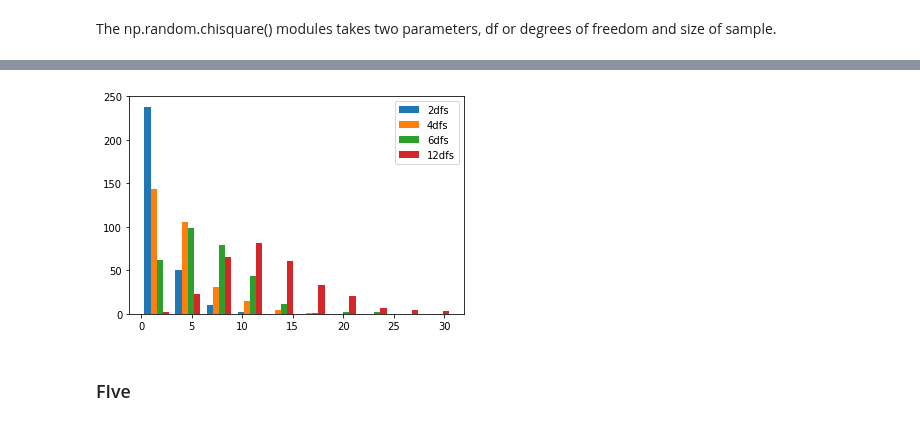
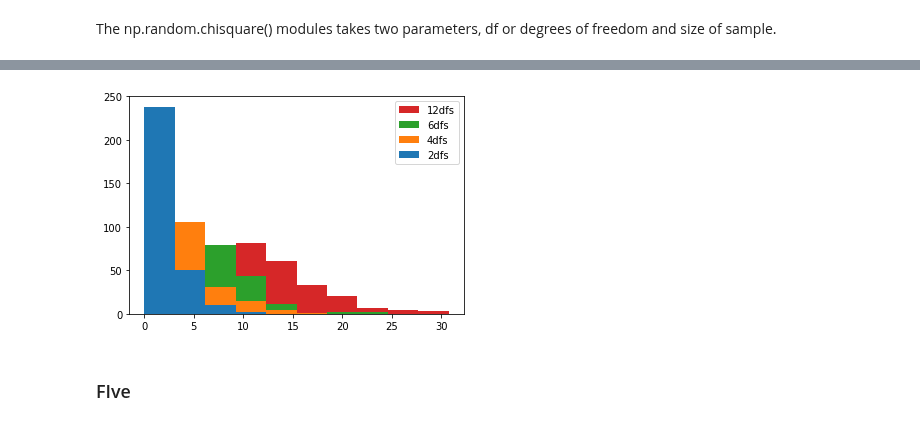
Before and after one commit to MarionMcG/numpy.random, a Jupyter notebook: numpy-random.ipynb, the cells around one changed output, grey strips where cells are left out. Saved outputs shown, nothing was run; the diff lists cells and outputs as text; code cells hidden in the pictures.

Commit message:
two hists, and one step hist for chi squared distribution

```diff
--- a/numpy-random.ipynb
+++ b/numpy-random.ipynb
@@ -475,3 +475,8 @@ plt.show()
 The Chi-Squared Test is a type of hypothesis test, which determines if there is any relationship between observed and expected values in more than one category of a population. So it's best suited to categorical data.
 # %% [markdown]
 The np.random.chisquare() modules takes two parameters, df or degrees of freedom and size of sample.
+# %%
+s1 = np.random.chisquare(2, 300)
+plt.hist(s1)
+plt.xlim(0, 14, 2)
+plt.show()
@@ -478,5 +493,3 @@ The np.random.chisquare() modules takes two parameters, df or degrees of freedom
 # %%
-s1 = (np.random.chisquare(2, 300), label='2dfs')
-s2 = np.random.chisquare(4, 300)
 s3 = np.random.chisquare(6, 300)
 s4 = np.random.chisquare(12, 300)
@@ -485,9 +496,9 @@ SyntaxError: invalid syntax (<ipython-input-69-7376d4798d0f>, line 1)
 # %%
-plt.hist([s1, s2, s3, s4], label = ['2dfs', '4dfs', '6dfs', '12dfs'])
+plt.hist([s1, s2, s3, s4], label = ['2dfs', '4dfs', '6dfs', '12dfs'], histtype = 'stepfilled')
 plt.legend()
 plt.show()
 # %% [output]
-[figure, old version]
+[figure, new version]
 # %% [markdown]
 ### FIve
 # %%
```
Also changed, not shown: parts of 3 cells of this notebook.
